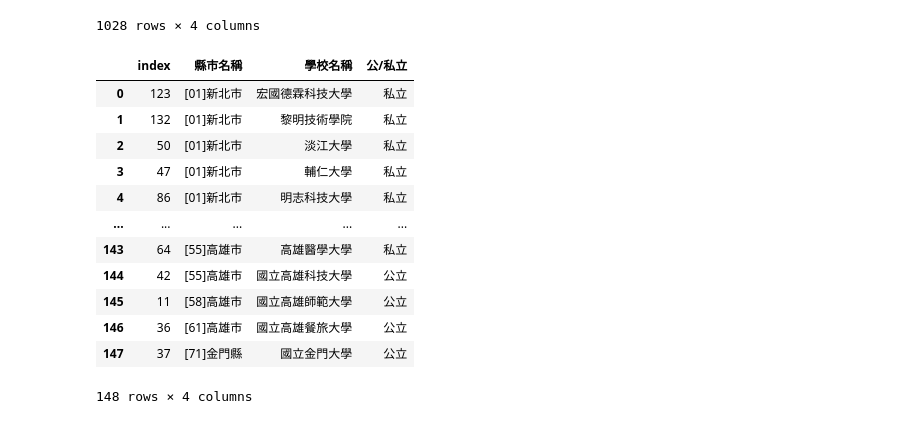
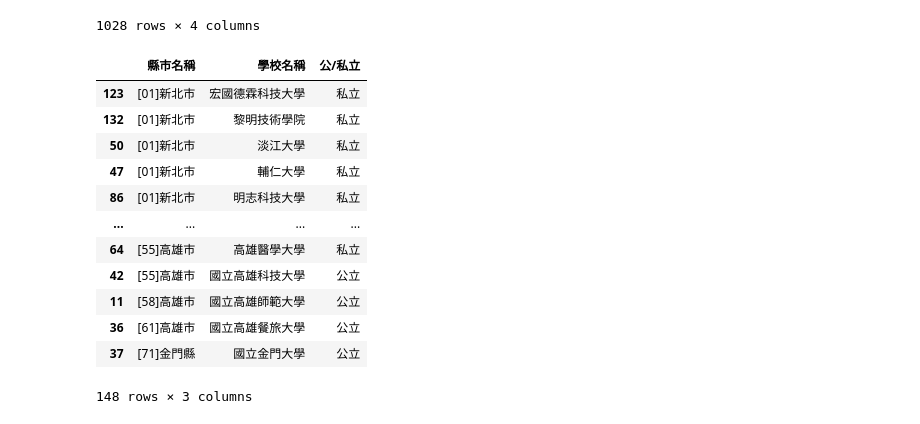
Before and after one commit to Memory-HuiYi/LAT, a Jupyter notebook: HW01/HW01.ipynb, the cells around one changed output. Cells and saved outputs as stored; diff of their text form; code cells hidden in the pictures.

```diff
--- a/HW01/HW01.ipynb
+++ b/HW01/HW01.ipynb
@@ -112,20 +148,19 @@ department
 | 1027 | 高齡福祉養生管理系 | 0 | 2 | 2 |
 1028 rows × 4 columns
 # %%
-#不同縣市學校的雙主修比例
-region = pd.read_csv(regiondata)[['縣市名稱', '學校名稱', '公/私立']].sort_values(by='縣市名稱').reset_index()
+region = pd.read_csv(regiondata)[['縣市名稱', '學校名稱', '公/私立']].sort_values(by='縣市名稱')
 region
 # %% [output]
-|  | index | 縣市名稱 | 學校名稱 | 公/私立 |
-| 0 | 123 | [01]新北市 | 宏國德霖科技大學 | 私立 |
-| 1 | 132 | [01]新北市 | 黎明技術學院 | 私立 |
-| 2 | 50 | [01]新北市 | 淡江大學 | 私立 |
-| 3 | 47 | [01]新北市 | 輔仁大學 | 私立 |
-| 4 | 86 | [01]新北市 | 明志科技大學 | 私立 |
-| ... | ... | ... | ... | ... |
-| 143 | 64 | [55]高雄市 | 高雄醫學大學 | 私立 |
-| 144 | 42 | [55]高雄市 | 國立高雄科技大學 | 公立 |
-| 145 | 11 | [58]高雄市 | 國立高雄師範大學 | 公立 |
-| 146 | 36 | [61]高雄市 | 國立高雄餐旅大學 | 公立 |
-| 147 | 37 | [71]金門縣 | 國立金門大學 | 公立 |
+|  | 縣市名稱 | 學校名稱 | 公/私立 |
+| 123 | [01]新北市 | 宏國德霖科技大學 | 私立 |
+| 132 | [01]新北市 | 黎明技術學院 | 私立 |
+| 50 | [01]新北市 | 淡江大學 | 私立 |
+| 47 | [01]新北市 | 輔仁大學 | 私立 |
+| 86 | [01]新北市 | 明志科技大學 | 私立 |
+| ... | ... | ... | ... |
+| 64 | [55]高雄市 | 高雄醫學大學 | 私立 |
+| 42 | [55]高雄市 | 國立高雄科技大學 | 公立 |
+| 11 | [58]高雄市 | 國立高雄師範大學 | 公立 |
+| 36 | [61]高雄市 | 國立高雄餐旅大學 | 公立 |
+| 37 | [71]金門縣 | 國立金門大學 | 公立 |
-148 rows × 4 columns
+148 rows × 3 columns
```
Also changed, not shown: parts of 4 cells of this notebook.
